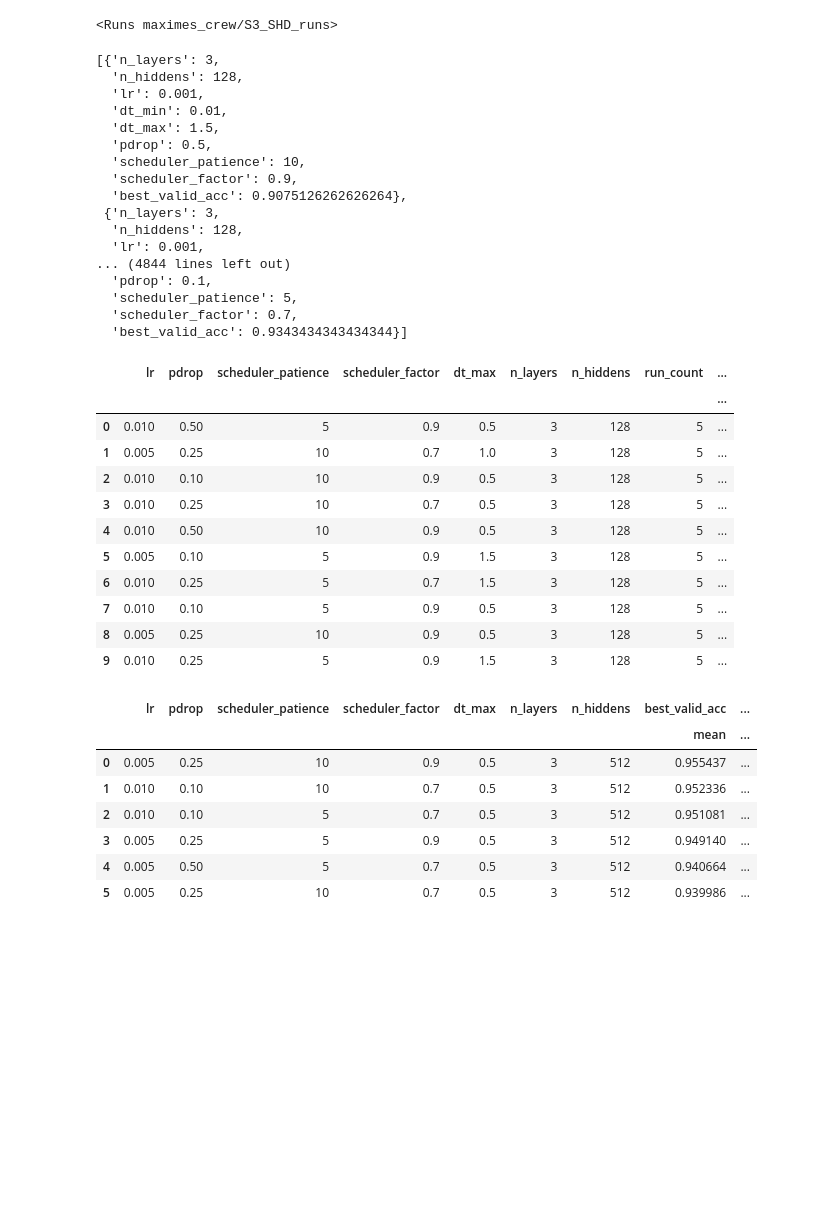
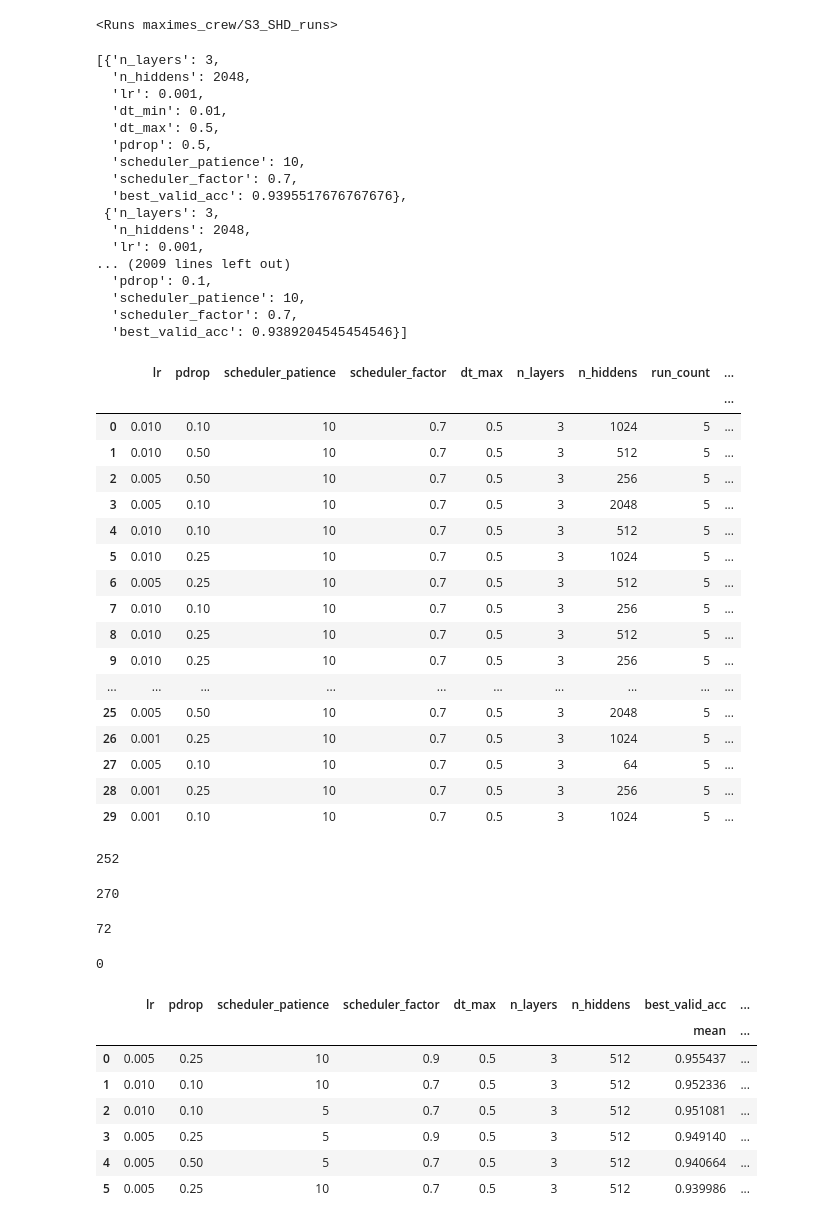
Before and after one commit to Lr0b0t/S3, a Jupyter notebook: Wandb_analysis/wandb_sweep_analysis.ipynb, the cells around one changed output. Cells and saved outputs as stored; diff of their text form; code cells hidden in the pictures; blank space fills up the shorter version.

```diff
--- a/Wandb_analysis/wandb_sweep_analysis.ipynb
+++ b/Wandb_analysis/wandb_sweep_analysis.ipynb
@@ -8,7 +8,7 @@ import matplotlib.pyplot as plt
 api = wandb.Api()
 
 # Replace 'your_sweep_id' with your actual sweep ID
-sweep_id = 'maximes_crew/S3_SHD_runs/pqc7ir1o'
+sweep_id = 'maximes_crew/S3_SHD_runs/xlwiboz8'
 
 # Fetch the sweep object
 sweep = api.sweep(sweep_id)
@@ -55,22 +55,22 @@ for run in runs:
 data
 # %% [output]
 [{'n_layers': 3,
-  'n_hiddens': 128,
+  'n_hiddens': 2048,
   'lr': 0.001,
   'dt_min': 0.01,
-  'dt_max': 1.5,
+  'dt_max': 0.5,
   'pdrop': 0.5,
   'scheduler_patience': 10,
-  'scheduler_factor': 0.9,
-  'best_valid_acc': 0.9075126262626264},
+  'scheduler_factor': 0.7,
+  'best_valid_acc': 0.9395517676767676},
  {'n_layers': 3,
-  'n_hiddens': 128,
+  'n_hiddens': 2048,
   'lr': 0.001,
-... (4844 lines left out)
+... (2009 lines left out)
   'pdrop': 0.1,
-  'scheduler_patience': 5,
+  'scheduler_patience': 10,
   'scheduler_factor': 0.7,
-  'best_valid_acc': 0.9343434343434344}]
+  'best_valid_acc': 0.9389204545454546}]
 # %%
 # Convert the data to a DataFrame for easier manipulation
 df = pd.DataFrame(data)
@@ -84,17 +84,27 @@ df_grouped = df.groupby(sweep_params+ ['run_count']).agg({'best_valid_acc':['mea
 
 df_grouped_sorted = df_grouped.sort_values(by=('best_valid_acc','mean'), ascending=False).reset_index(drop=True)
 # %%
-df_grouped_sorted[0:10]
+df_grouped_sorted[0:30]
 # %% [output]
 |  | lr | pdrop | scheduler_patience | scheduler_factor | dt_max | n_layers | n_hiddens | run_count | ... |
 |  |  |  |  |  |  |  |  |  | ... |
-| 0 | 0.010 | 0.50 | 5 | 0.9 | 0.5 | 3 | 128 | 5 | ... |
-| 1 | 0.005 | 0.25 | 10 | 0.7 | 1.0 | 3 | 128 | 5 | ... |
-| 2 | 0.010 | 0.10 | 10 | 0.9 | 0.5 | 3 | 128 | 5 | ... |
-| 3 | 0.010 | 0.25 | 10 | 0.7 | 0.5 | 3 | 128 | 5 | ... |
-| 4 | 0.010 | 0.50 | 10 | 0.9 | 0.5 | 3 | 128 | 5 | ... |
-| 5 | 0.005 | 0.10 | 5 | 0.9 | 1.5 | 3 | 128 | 5 | ... |
-| 6 | 0.010 | 0.25 | 5 | 0.7 | 1.5 | 3 | 128 | 5 | ... |
-| 7 | 0.010 | 0.10 | 5 | 0.9 | 0.5 | 3 | 128 | 5 | ... |
-| 8 | 0.005 | 0.25 | 10 | 0.9 | 0.5 | 3 | 128 | 5 | ... |
-| 9 | 0.010 | 0.25 | 5 | 0.9 | 1.5 | 3 | 128 | 5 | ... |
+| 0 | 0.010 | 0.10 | 10 | 0.7 | 0.5 | 3 | 1024 | 5 | ... |
+| 1 | 0.010 | 0.50 | 10 | 0.7 | 0.5 | 3 | 512 | 5 | ... |
+| 2 | 0.005 | 0.50 | 10 | 0.7 | 0.5 | 3 | 256 | 5 | ... |
+| 3 | 0.005 | 0.10 | 10 | 0.7 | 0.5 | 3 | 2048 | 5 | ... |
+| 4 | 0.010 | 0.10 | 10 | 0.7 | 0.5 | 3 | 512 | 5 | ... |
+| 5 | 0.010 | 0.25 | 10 | 0.7 | 0.5 | 3 | 1024 | 5 | ... |
+| 6 | 0.005 | 0.25 | 10 | 0.7 | 0.5 | 3 | 512 | 5 | ... |
+| 7 | 0.010 | 0.10 | 10 | 0.7 | 0.5 | 3 | 256 | 5 | ... |
+| 8 | 0.010 | 0.25 | 10 | 0.7 | 0.5 | 3 | 512 | 5 | ... |
+| 9 | 0.010 | 0.25 | 10 | 0.7 | 0.5 | 3 | 256 | 5 | ... |
+| ... | ... | ... | ... | ... | ... | ... | ... | ... | ... |
+| 25 | 0.005 | 0.50 | 10 | 0.7 | 0.5 | 3 | 2048 | 5 | ... |
+| 26 | 0.001 | 0.25 | 10 | 0.7 | 0.5 | 3 | 1024 | 5 | ... |
+| 27 | 0.005 | 0.10 | 10 | 0.7 | 0.5 | 3 | 64 | 5 | ... |
+| 28 | 0.001 | 0.25 | 10 | 0.7 | 0.5 | 3 | 256 | 5 | ... |
+| 29 | 0.001 | 0.10 | 10 | 0.7 | 0.5 | 3 | 1024 | 5 | ... |
+# %%
+len(data)
+# %% [output]
+252
@@ -101,3 +154,15 @@ df_grouped_sorted[0:10]
+# %%
+len(launched_params)
+# %% [output]
+270
+# %%
+len(all_combinations_as_dicts)
+# %% [output]
+72
+# %%
+len(missing_runs)
+# %% [output]
+0
 # %%
 # Convert the data to a DataFrame for easier manipulation
 df = pd.DataFrame(data)
```
Also changed, not shown: parts of 1 cell of this notebook, 5 other files.
